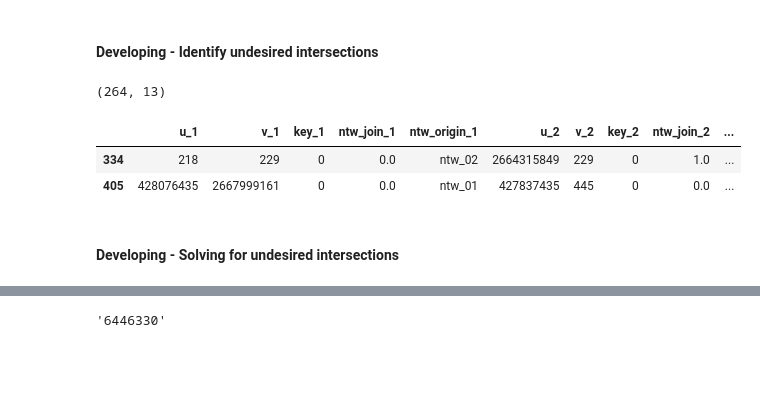
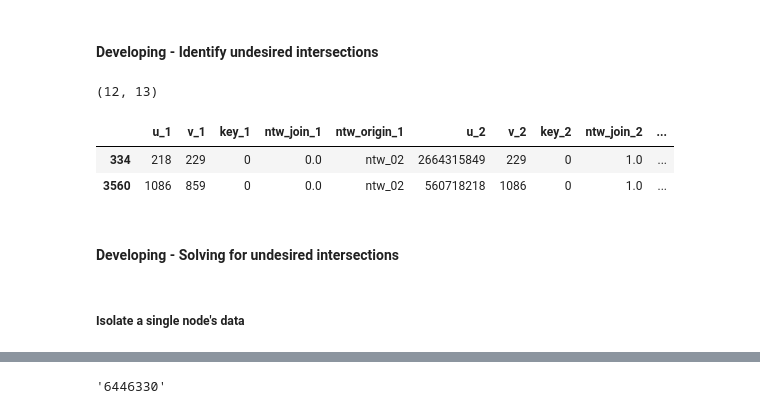
Before and after one commit to Observatorio-Ciudades/accesibilidad-urbana, a Jupyter notebook: notebooks/projects/volvo/09_tessellations_boeing_ntw_join_pt2.ipynb, the cells around one changed output, grey strips where cells are left out. Cells and saved outputs as stored; diff of their text form; code cells hidden in the pictures; blank space fills up the shorter version.

```diff
--- a/notebooks/projects/volvo/09_tessellations_boeing_ntw_join_pt2.ipynb
+++ b/notebooks/projects/volvo/09_tessellations_boeing_ntw_join_pt2.ipynb
@@ -1628,6 +1628,10 @@ dtype: object
 | 0 | 4 | 0.0 | POINT (437921.235 692384.410) | 1316709953 | 8.279674 | 1316709953 | 1316709948 | 0 | 8.279674 |
 | 1 | 5 | 0.0 | POINT (438000.016 692369.895) | 595494410 | 8.068747 | 595494412 | 595494410 | 0 | 8.068747 |
 # %%
+# Find individual relations between contact_nodes_2 (connecting_nodes) and network 01
+# (Produces "connected_nodes" gdf, where these relations are saved, and also
+# produces "intersection_nodes_2" gdf, which stores new nodes and edges to be split on network 01)
+
 ntw_01_nodes = boeing_nodes_i.copy()
 ntw_01_edges = boeing_edges_i.copy()
 ntw_02_nodes = comp_nodes_i.copy()
@@ -1676,7 +1680,7 @@ for idx, node in connecting_nodes.iterrows():
     # Development checks -----------------------------------
 
     # Register current connecting_node
-    connected_nodes.loc[i,'connecting_node'] = cn_osmid
+    connected_nodes.loc[i,'connecting_ntw02_osmid'] = cn_osmid
 
     # 1.0 --------------- CASE 1: Close intersection
     # ------------------- Analyse the edges that connect to the current connecting_node.
@@ -1764,7 +1768,7 @@ for idx, node in connecting_nodes.iterrows():
     if cn_node_distance<5:
         # Connection registration
         connected_nodes.loc[i,'connection_type'] = 'node'
-        connected_nodes.loc[i,'connection_osmid'] = cn_nearest_osmid
+        connected_nodes.loc[i,'connection_ntw01_osmid'] = cn_nearest_osmid
         i+=1
         if extended_logs:
             print(f"CASE 2a: Connecting node {cn_osmid} connects to a node in less than 5 meters.")
@@ -1819,7 +1823,7 @@ for idx, node in connecting_nodes.iterrows():
 
             # 2.3.c) ------------ Connection registration
             connected_nodes.loc[i,'connection_type'] = 'node'
-            connected_nodes.loc[i,'connection_osmid'] = produced_osmid
+            connected_nodes.loc[i,'connection_ntw01_osmid'] = produced_osmid
             i+=1
             if extended_logs:
                 print(f"CASE 2b: Connecting node {cn_osmid} produced a new node in an edge of the network 01.")
@@ -1831,16 +1835,16 @@ for idx, node in connecting_nodes.iterrows():
         else:
             # Connection registration
             connected_nodes.loc[i,'connection_type'] = 'node'
-            connected_nodes.loc[i,'connection_osmid'] = cn_nearest_osmid
+            connected_nodes.loc[i,'connection_ntw01_osmid'] = cn_nearest_osmid
             i+=1
             if extended_logs:
                 print(f"CASE 2c: Connecting node {cn_osmid} connects to a node in less than 5 meters.")
             continue # Next connecting_node
 
 # Set unique identifiers to int
-connected_nodes['connecting_node'] = connected_nodes['connecting_node'].astype('int')
-connected_nodes['connection_osmid'].fillna(value=0, inplace=True)# Existing connections do not register osmid, set to 0
-connected_nodes['connection_osmid'] = connected_nodes['connection_osmid'].astype('int')
+connected_nodes['connecting_ntw02_osmid'] = connected_nodes['connecting_ntw02_osmid'].astype('int')
+connected_nodes['connection_ntw01_osmid'].fillna(value=0, inplace=True)# Existing connections do not register osmid, set to 0
+connected_nodes['connection_ntw01_osmid'] = connected_nodes['connection_ntw01_osmid'].astype('int')
 # Set unique identifiers to int
 intersection_nodes_2['osmid'] = intersection_nodes_2['osmid'].astype('int')
 intersection_nodes_2['u'] = intersection_nodes_2['u'].astype('int')
@@ -2057,9 +2061,9 @@ new_edge_idx = 0
 for idx, connected_node in connected_nodes.iterrows():
 
     # Extract relation's data
-    connecting_osmid = connected_node.connecting_node
+    connection_ntw01_osmid = connected_node.connection_ntw01_osmid
     connection_type = connected_node.connection_type
-    connected_osmid = connected_node.connection_osmid
+    connecting_ntw02_osmid = connected_node.connecting_ntw02_osmid
 
     # Development checks -----------------------------------
     #osmid_checks = [4]
@@ -2073,20 +2077,20 @@ for idx, connected_node in connected_nodes.iterrows():
     if connection_type == 'existing':
         continue # Next nodes_relation
 
+    # Identify the node's coordinates on ntw_01 that's going to get connected to the node on ntw_02
+    connection_node_gdf = joined_nodes.loc[joined_nodes.osmid==connection_ntw01_osmid]
+    connection_node_coords = connection_node_gdf.geometry.unique()[0].coords[0]
+
     # Identify the node's coordinates on ntw_02 that's going to be connected to ntw_01
-    connecting_node_gdf = joined_nodes.loc[joined_nodes.osmid==connecting_osmid]
+    connecting_node_gdf = joined_nodes.loc[joined_nodes.osmid==connecting_ntw02_osmid]
     connecting_node_coords = connecting_node_gdf.geometry.unique()[0].coords[0]
 
-    # Identify the node's coordinates on ntw_01 that's going to get connected to the node on ntw_02
-    connected_node_gdf = joined_nodes.loc[joined_nodes.osmid==connected_osmid]
-    connected_node_coords = connected_node_gdf.geometry.unique()[0].coords[0]
-
     # Create LineString
-    line_geom = LineString([[connected_node_coords[0],connected_node_coords[1]],[connecting_node_coords[0],connecting_node_coords[1]]])
+    line_geom = LineString([[connection_node_coords[0],connection_node_coords[1]],[connecting_node_coords[0],connecting_node_coords[1]]])
 
     # Store new LineString to later addition to joined_edges
-    new_edges.loc[new_edge_idx,'u'] = connected_osmid
-    new_edges.loc[new_edge_idx,'v'] = connecting_osmid
+    new_edges.loc[new_edge_idx,'u'] = connection_ntw01_osmid
+    new_edges.loc[new_edge_idx,'v'] = connecting_ntw02_osmid
     new_edges.loc[new_edge_idx,'key'] = 0
     new_edges.loc[new_edge_idx,'geometry'] = line_geom
     new_edges.loc[new_edge_idx,'ntw_join'] = 1
@@ -2134,33 +2138,38 @@ joined_edges_concat.tail(2)
 # %%
 # Find all intersections between edges
 intersection_points_tst = joined_edges_concat.overlay(joined_edges_concat,how='intersection',keep_geom_type=False)
+
 
 # Drop all points that are already nodes
 nodes_geoms = list(joined_nodes.geometry.unique())
 intersection_points_tst = intersection_points_tst.loc[~intersection_points_tst['geometry'].isin(nodes_geoms)].copy()
 
 # Create unique ids for intersected edges
 intersection_points_tst['u_1'] = intersection_points_tst['u_1'].astype('str')
 intersection_points_tst['v_1'] = intersection_points_tst['v_1'].astype('str')
 intersection_points_tst['key_1'] = intersection_points_tst['key_1'].astype('str')
 intersection_points_tst['u_2'] = intersection_points_tst['u_2'].astype('str')
 intersection_points_tst['v_2'] = intersection_points_tst['v_2'].astype('str')
 intersection_points_tst['key_2'] = intersection_points_tst['key_2'].astype('str')
 
 intersection_points_tst['edge_id_1'] = intersection_points_tst['u_1']+intersection_points_tst['v_1']+intersection_points_tst['key_1']
 intersection_points_tst['edge_id_2'] = intersection_points_tst['u_2']+intersection_points_tst['v_2']+intersection_points_tst['key_2']
 
 # Drop unique_ids that are the same (intersected with itself)
 drop_idx = intersection_points_tst['edge_id_1'] == intersection_points_tst['edge_id_2']
 intersection_points_tst = intersection_points_tst.loc[~drop_idx].copy()
 
+# Keep only intersections between an edge from ntw_join (Edges drawn in order to create a connection between ntw_01 and ntw_02)
+keep_idx = (intersection_points_tst['ntw_origin_1']=='ntw_join') | (intersection_points_tst['ntw_origin_2']=='ntw_join')
+intersection_points_tst = intersection_points_tst.loc[keep_idx].copy()
+
 # Show
 print(intersection_points_tst.shape)
 intersection_points_tst.head(2)
 # %% [output]
-(264, 13)
+(12, 13)
 |  | u_1 | v_1 | key_1 | ntw_join_1 | ntw_origin_1 | u_2 | v_2 | key_2 | ntw_join_2 | ... |
 | 334 | 218 | 229 | 0 | 0.0 | ntw_02 | 2664315849 | 229 | 0 | 1.0 | ... |
-| 405 | 428076435 | 2667999161 | 0 | 0.0 | ntw_01 | 427837435 | 445 | 0 | 0.0 | ... |
+| 3560 | 1086 | 859 | 0 | 0.0 | ntw_02 | 560718218 | 1086 | 0 | 1.0 | ... |
 # %%
 local_save = False
@@ -2178 +2191,3 @@ if local_save:
+# %% [markdown]
+##### Isolate a single node's data
 # %%
```
Also changed, not shown: parts of 14 cells of this notebook.
